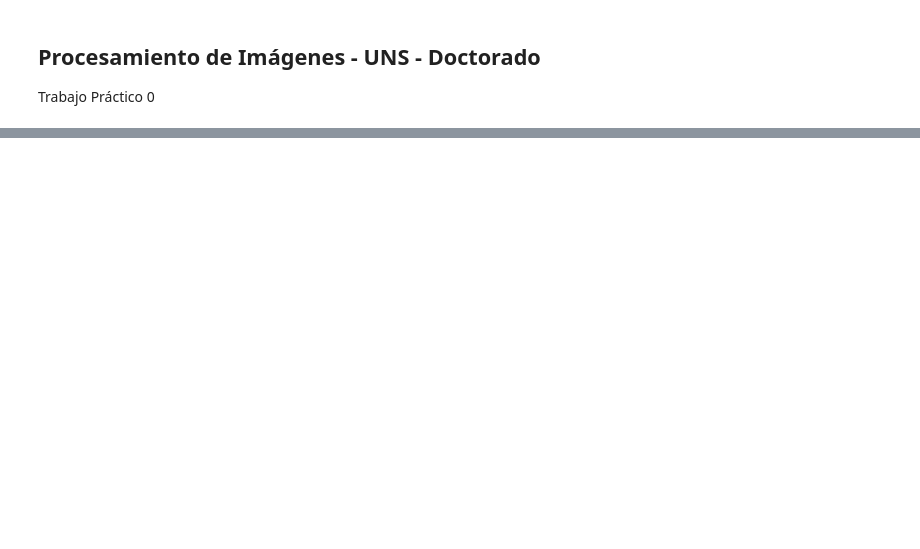
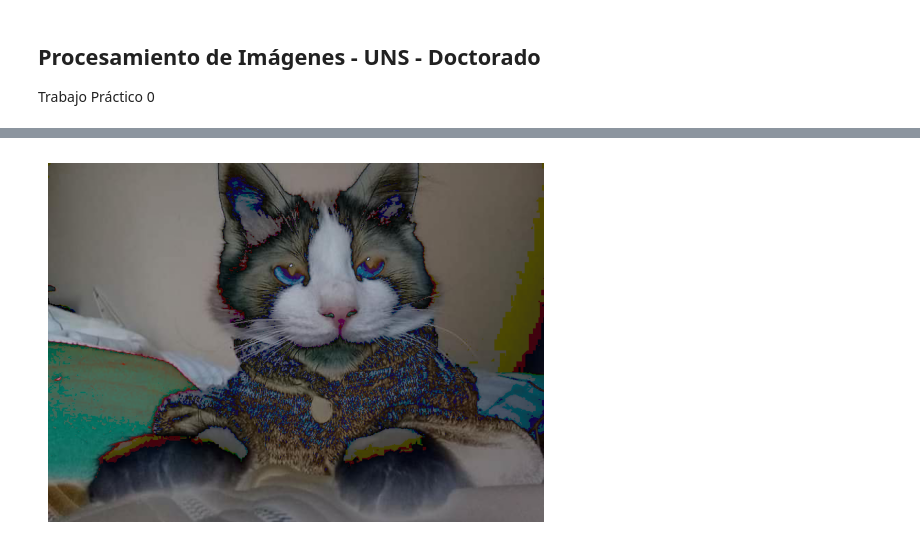
Before and after one commit to pablonicolasr/pdi_uns, a Jupyter notebook: tp0/pdi_tp0.ipynb, the cells around one changed output, grey strips where cells are left out. Drawn from its saved outputs; the diff is of its cells as text; code cells hidden in the pictures; blank space fills up the shorter version.

```diff
--- a/tp0/pdi_tp0.ipynb
+++ b/tp0/pdi_tp0.ipynb
@@ -42,0 +114,16 @@ mimage.imsave('modified_image.png', gray_image, cmap='gray')
+# %%
+for y in range(heigth):
+    for x in range(width):
+        r, g, b = modified_img[y, x]
+        change_r = (127 - r) if r < 127 else r - 64
+        change_g = (127 - g) if g < 127 else g - 64
+        change_b = (127 - b) if b < 127 else b - 64
+        modified_img[y, x] = [change_r, change_g, change_b]
+# %%
+modified_img = np.clip(modified_img, 0, 255)
+# %%
+plt.imshow(modified_img)
+plt.axis("off")
+plt.show()
+# %% [output]
+[figure, added]
```
Also changed, not shown: parts of 27 cells of this notebook, 5 other files.
